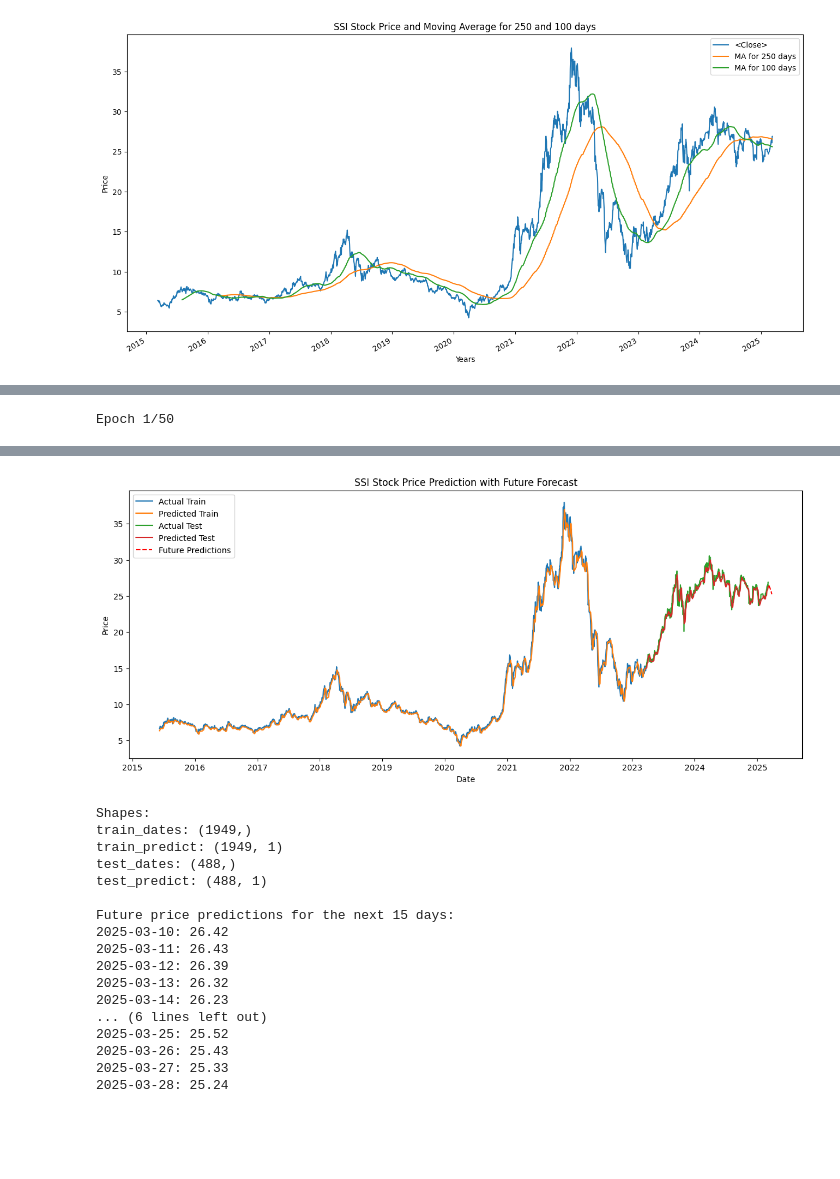
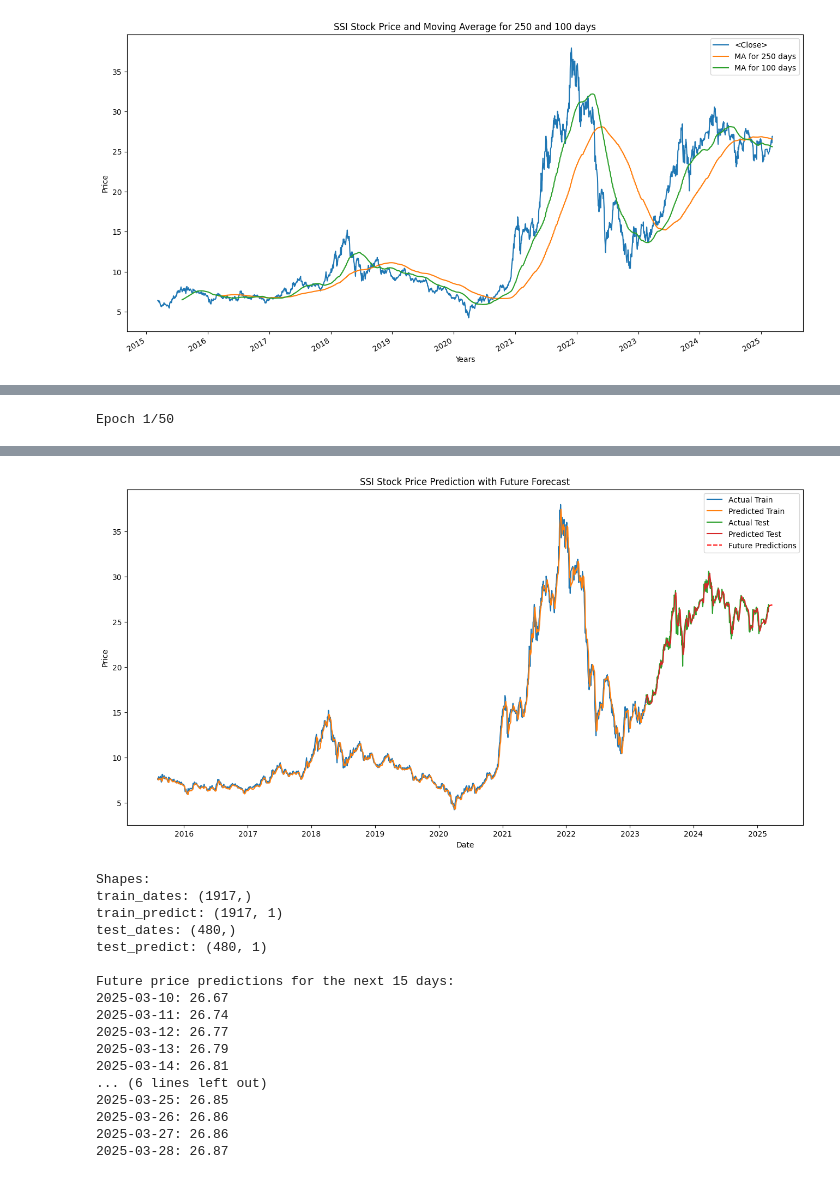
Before and after one commit to merryannequinn/Algorithmic-Trading, a Jupyter notebook: lstm-model-prediction.ipynb, the cells around one changed output, grey strips where cells are left out. Saved outputs shown, nothing was run; the diff lists cells and outputs as text; code cells hidden in the pictures; blank space fills up the shorter version.

```diff
--- a/lstm-model-prediction.ipynb
+++ b/lstm-model-prediction.ipynb
@@ -184,7 +184,7 @@ def create_sequences(data, seq_length):
     return np.array(X), np.array(y)
 
 # Set sequence length (number of time steps)
-seq_length = 60
+seq_length = 100
 X, y = create_sequences(scaled_data, seq_length)
 
 # Reshape input data for LSTM [samples, time steps, features]
@@ -278,7 +278,7 @@ last_date = df['<Date>'].iloc[-1]
 future_dates = get_business_dates(last_date, n_future)
 
 # Plotting results
-plt.figure(figsize=(15,6))
+plt.figure(figsize=(16,8))
 
 # Calculate correct date ranges
 train_dates = df['<Date>'].values[seq_length:len(train_predict)+seq_length]
@@ -329,18 +329,18 @@ Epoch 7/50
-[figure, old version]
+[figure, new version]
 Shapes:
-train_dates: (1949,)
-train_predict: (1949, 1)
-test_dates: (488,)
-test_predict: (488, 1)
+train_dates: (1917,)
+train_predict: (1917, 1)
+test_dates: (480,)
+test_predict: (480, 1)
 
 Future price predictions for the next 15 days:
-2025-03-10: 26.42
-2025-03-11: 26.43
-2025-03-12: 26.39
-2025-03-13: 26.32
-2025-03-14: 26.23
+2025-03-10: 26.67
+2025-03-11: 26.74
+2025-03-12: 26.77
+2025-03-13: 26.79
+2025-03-14: 26.81
 ... (6 lines left out)
-2025-03-25: 25.52
-2025-03-26: 25.43
-2025-03-27: 25.33
-2025-03-28: 25.24
+2025-03-25: 26.85
+2025-03-26: 26.86
+2025-03-27: 26.86
+2025-03-28: 26.87
```
Also changed, not shown: parts of 2 cells of this notebook.
